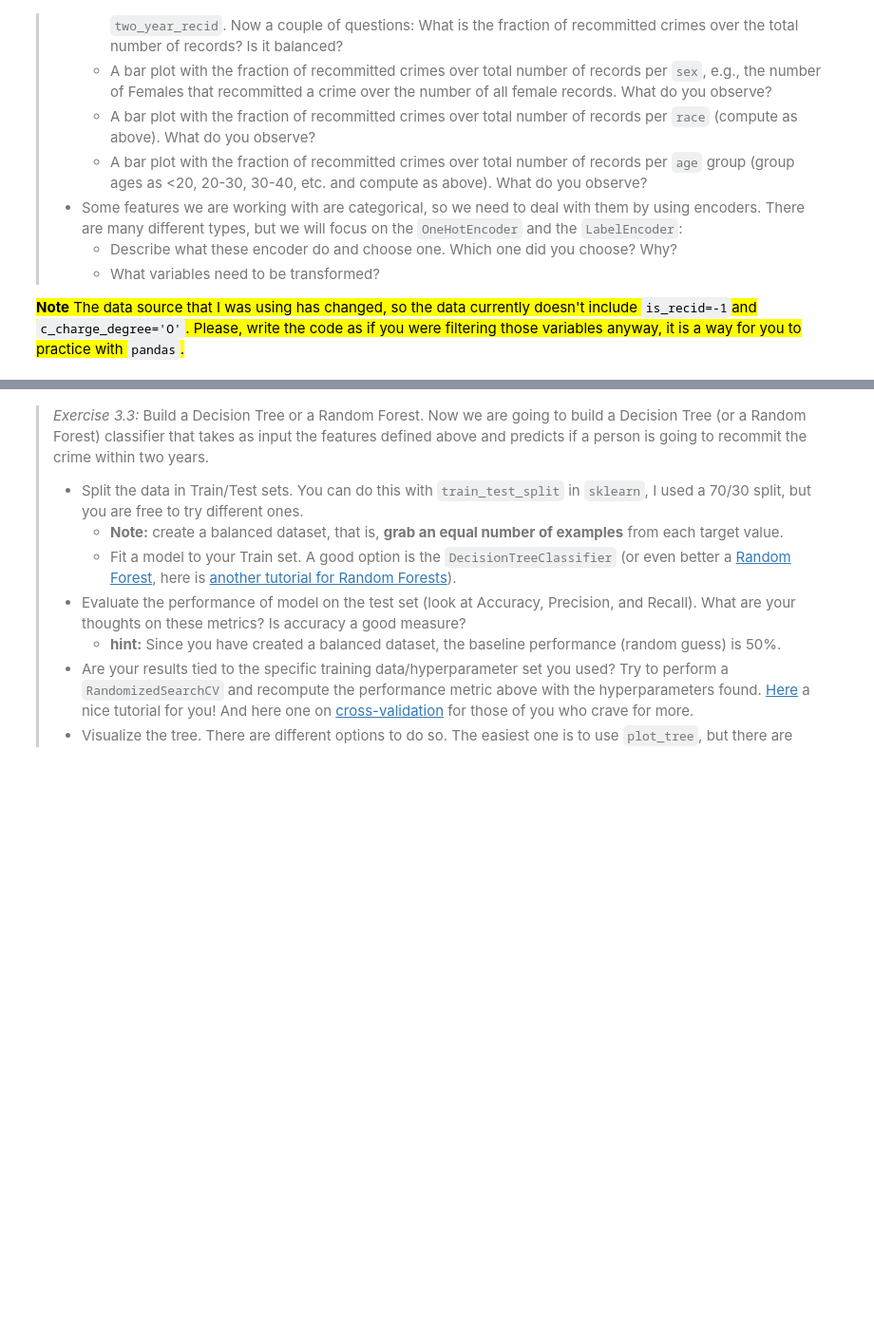
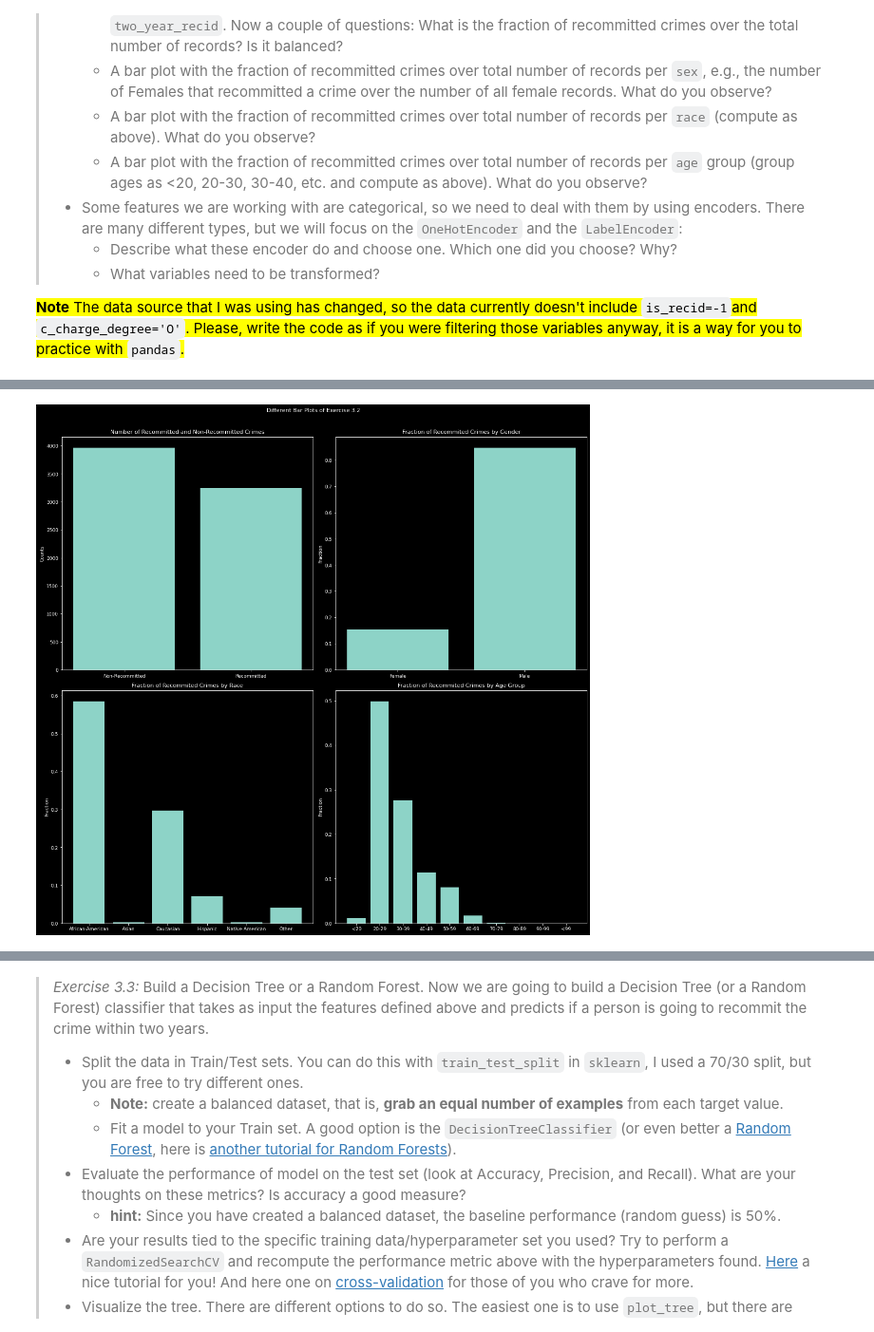
Before and after one commit to player1s/SocialDataWithTheBESTGroupEver, a Jupyter notebook: lectures/Week6.ipynb, the cells around one changed output, grey strips where cells are left out. Shown at 95% size. Saved outputs shown, nothing was run; the diff lists cells and outputs as text; code cells hidden in the pictures; blank space fills up the shorter version.

```diff
--- a/lectures/Week6.ipynb
+++ b/lectures/Week6.ipynb
@@ -163,7 +165,13 @@ At the beginning, I wanted you to embed everything into a unique pipeline. I lat
 
 <mark> **Note** The data source that I was using has changed, so the data currently doesn't include `is_recid=-1`and `c_charge_degree='O'`. Please, write the code as if you were filtering those variables anyway, it is a way for you to practice with `pandas`.</mark>
 # %%
-# preprocessing
+# 3.2.1 Preprocessing
+
+# 0. drop all columns except 'age', 'sex', 'race', 'juv_fel_count', 'juv_misd_count', 'juv_other_count', 'priors_count', 'is_recid',
+#                            'days_b_screening_arrest', 'c_charge_degree', 'two_year_recid'
+
+recidivism = recidivism[['age', 'sex', 'race', 'juv_fel_count', 'juv_misd_count', 'juv_other_count', 'priors_count', 'is_recid',
+                         'days_b_screening_arrest', 'c_charge_degree', 'two_year_recid']]
 
 # 1. filter out records where the `is_recid` feature is not known (i.e. where it is equal to -1)
 
@@ -171,10 +179,12 @@ recidivism = recidivism.drop(recidivism[recidivism.is_recid == -1].index)
 
 # 2. only keep records that cause jail time
 
-recidivism.head()
+recidivism = recidivism.drop(recidivism[recidivism.c_charge_degree == 'O'].index)
 
 # 3. only keep records that have between $-30$ and $30$ days between the arrest and screening
 
-
+recidivism = recidivism.drop(recidivism[(recidivism.days_b_screening_arrest < -30) & (recidivism.days_b_screening_arrest > 30)].index)
 
 # 4. drop `is_recid`, `c_charge_degree`, `days_b_screening_arrest` for the upcoming analysis
+
+recidivism = recidivism.drop(columns = ['is_recid', 'c_charge_degree', 'days_b_screening_arrest'])
@@ -187,0 +191,68 @@ recidivism.head()
+# %%
+# 3.2.2 Some visualizations to explore the data -> Use the variable `two_year_recid` and create a plot with the following subplots
+
+fig = plt.figure(figsize=(15, 15))
+
+# 1. subplot: A bar plot with the number of recommitted and non-recommitted crimes, e.g., number of 0s and 1s in `two_year_recid`.
+
+recidivism_count = recidivism.groupby(['two_year_recid']).agg({'two_year_recid':'count'}).rename(columns={'two_year_recid':'Count'})\
+    .reset_index()
+ax = fig.add_subplot(2, 2, 1)
+ax.bar(['Non-Recommitted', 'Recommitted'], recidivism_count['Count'])
+ax.set_ylabel('Counts')
+ax.set_title('Number of Recommitted and Non-Recommitted Crimes')
+
+# 2. subplot: A bar plot with the fraction of recommitted crimes over total number of records per `sex`,
+#             e.g., the number of Females that recommitted a crime over the number of all female records.
+
+recidivism_by_sex = recidivism.drop(recidivism[recidivism.two_year_recid == 0].index)
+recidivism_by_sex = recidivism_by_sex.groupby(['sex']).agg({'two_year_recid':'count'}).rename(columns={'two_year_recid':'Fraction'})\
+    .reset_index()
+recidivism_by_sex['Fraction'] = recidivism_by_sex['Fraction']/np.sum(recidivism_by_sex['Fraction'].values)
+
+ax = fig.add_subplot(2, 2, 2)
+ax.bar(recidivism_by_sex['sex'], recidivism_by_sex['Fraction'])
+ax.set_ylabel('Fraction')
+ax.set_title('Fraction of Recommited Crimes by Gender')
+
+# # 3. subplot: A bar plot with the fraction of recommitted crimes over total number of records per `race` (compute as above).
+
+recidivism_by_race = recidivism.drop(recidivism[recidivism.two_year_recid == 0].index)
+recidivism_by_race = recidivism_by_race.groupby(['race']).agg({'two_year_recid':'count'}).rename(columns={'two_year_recid':'Fraction'})\
+    .reset_index()
+recidivism_by_race['Fraction'] = recidivism_by_race['Fraction']/np.sum(recidivism_by_race['Fraction'].values)
+
+ax = fig.add_subplot(2, 2, 3)
+ax.bar(recidivism_by_race['race'], recidivism_by_race['Fraction'])
+ax.set_ylabel('Fraction')
+ax.set_title('Fraction of Recommited Crimes by Race')
+
+# # 4. subplot: A bar plot with the fraction of recommitted crimes over total number of records per `age` group
+# #             (group ages as <20, 20-30, 30-40, etc. and compute as above).
+
+bins = [0, 19, 29, 39, 49, 59, 69, 79, 89, 99, 200]
+labels = ['<20', '20-29', '30-39', '40-49', '50-59', '60-69', '70-79', '80-89', '90-99', '<99']
+recidivism['age_range'] = pd.cut(recidivism.age, bins, labels = labels,include_lowest = True)
+
+recidivism_by_age_group = recidivism.drop(recidivism[recidivism.two_year_recid == 0].index)
+recidivism_by_age_group = recidivism_by_age_group.groupby(['age_range']).agg({'two_year_recid':'count'})\
+    .rename(columns={'two_year_recid':'Fraction'}).reset_index()
+recidivism_by_age_group['Fraction'] = recidivism_by_age_group['Fraction']/np.sum(recidivism_by_age_group['Fraction'].values)
+
+ax = fig.add_subplot(2, 2, 4)
+ax.bar(recidivism_by_age_group['age_range'], recidivism_by_age_group['Fraction'])
+ax.set_ylabel('Fraction')
+ax.set_title('Fraction of Recommited Crimes by Age Group')
+recidivism = recidivism.drop(columns = ['age_range'])
+
+#
+
+plt.rcParams.update({'font.size': 9})
+fig.tight_layout(rect=[0, 0.03, 1, 0.95])
+fig.suptitle('Different Bar Plots of Exercise 3.2')
+plt.show()
+
+# clear variables
+del ax, bins, fig, labels, recidivism_by_age_group, recidivism_by_race, recidivism_count, recidivism_by_sex
+# %% [output]
+[figure, added]
```
Also changed, not shown: parts of 8 cells of this notebook.
